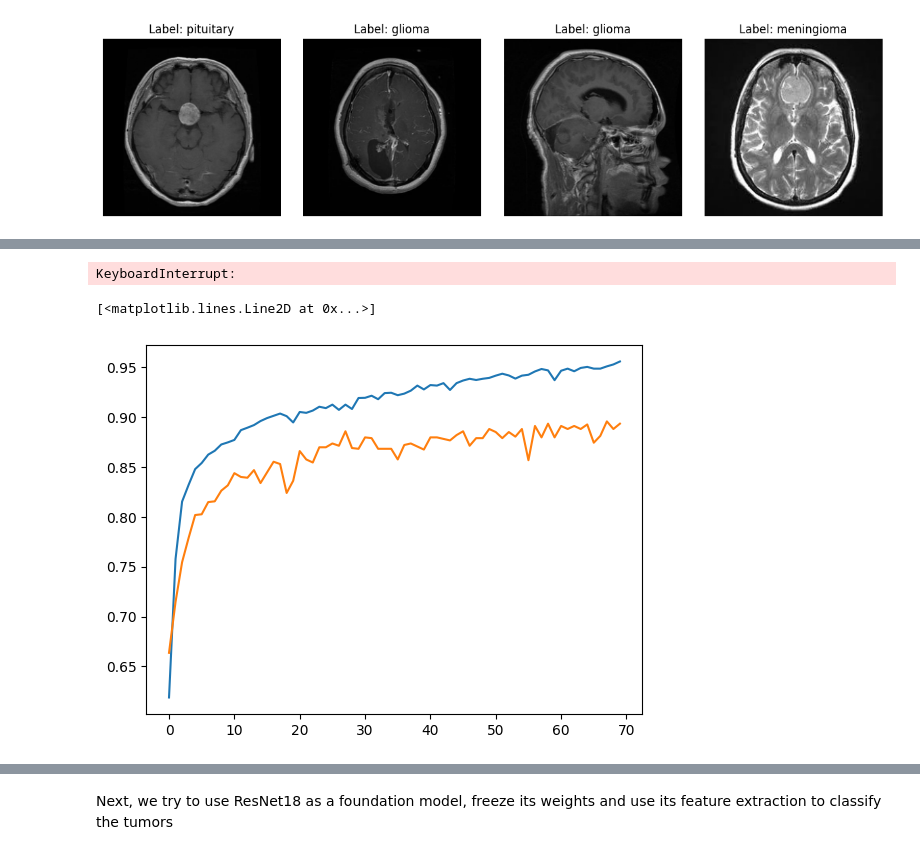
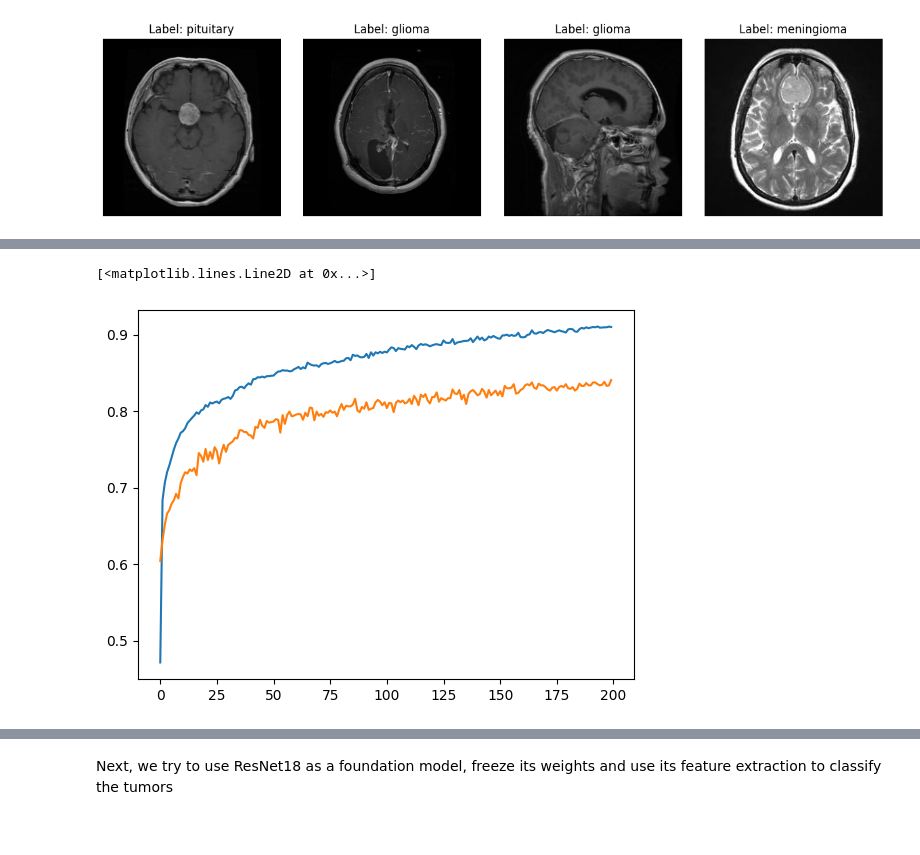
Before and after one commit to Sgouwens/deeplearning, a Jupyter notebook: Brain Cancer classification.ipynb, the cells around one changed output, grey strips where cells are left out. Drawn from its saved outputs; the diff is of its cells as text; code cells hidden in the pictures.

```diff
--- a/Brain Cancer classification.ipynb
+++ b/Brain Cancer classification.ipynb
@@ -1,6 +1,9 @@
 # %%
 import kagglehub
 path = kagglehub.dataset_download("masoudnickparvar/brain-tumor-mri-dataset")
+
+path_training = path + "\\Training"
+path_testing = path + "\\Testing"
 # %% [output]
 Warning: Looks like you're using an outdated `kagglehub` version, please consider updating (latest version: 0.3.12)
 # %% [markdown]
@@ -120,8 +128,8 @@ train_transform = transforms.Compose([
     transforms.Normalize(mean=[0.485, 0.456, 0.406], std=[0.229, 0.224, 0.225])
 ])
 
-train = BrainTumorDataset(root_dir='data/brain-tumor-mri-dataset/training', transform=train_transform)
-test = BrainTumorDataset(root_dir='data/brain-tumor-mri-dataset/testing', transform=train_transform)
+train = BrainTumorDataset(root_dir=path_training, transform=train_transform)
+test = BrainTumorDataset(root_dir=path_testing, transform=train_transform)
 
 train_loader = DataLoader(dataset=train, batch_size=16, shuffle=True)
 test_loader = DataLoader(dataset=test, batch_size=16, shuffle=True)
@@ -141,14 +142,14 @@ class BrainTumorClassifier(nn.Module):
     def __init__(self):
         super().__init__()
         self.model = nn.Sequential(
-            nn.Conv2d(3, 16, kernel_size=5, stride=2),    # 512 -> 254
-            nn.ReLU(),
-            nn.Conv2d(16, 16, kernel_size=5, stride=5),   # 254 -> 50
-            nn.ReLU(),
-            nn.Conv2d(16, 16, kernel_size=5, stride=5),   # 50 -> 10
-            nn.ReLU(),
-            nn.Conv2d(16, 16, kernel_size=5, stride=2),   # 10 -> 3
-            nn.ReLU(),
+            nn.Conv2d(3, 8, kernel_size=4, stride=2),    # 512 -> 254
+            nn.LeakyReLU(),
+            nn.Conv2d(8, 16, kernel_size=4, stride=5),   # 254 -> 50
+            nn.LeakyReLU(),
+            nn.Conv2d(16, 16, kernel_size=4, stride=5),   # 50 -> 10
+            nn.LeakyReLU(),
+            nn.Conv2d(16, 16, kernel_size=4, stride=2),   # 10 -> 3
+            nn.LeakyReLU(),
             nn.Flatten(),
             nn.Linear(16, 4),
             nn.Sigmoid()
@@ -160,7 +161,8 @@ class BrainTumorClassifier(nn.Module):
     def forward(self, x):
         return self.model(x)
 
-test_model = BrainTumorClassifier().to(device)
+model = BrainTumorClassifier().to(device)
 test_tensor = torch.randn(1, 3, 256, 256).to(device)
-test_model.forward(test_tensor).shape
+model.forward(test_tensor).shape
+summary(model, input_size=(3, 256, 256), device='cpu')
 # %% [output]
@@ -169,7 +187,7 @@ torch.Size([1, 4])
 device = torch.device("cuda" if torch.cuda.is_available() else "cpu")
 model = BrainTumorClassifier().to(device)
 criterion = nn.CrossEntropyLoss()
-optimizer = optim.Adam(model.parameters(), lr=3e-4)
+optimizer = optim.Adam(model.parameters(), lr=1e-4)
 num_epochs = 200
 
 # model.load_state_dict(torch.load("simple brain cancer convolutional model2.pth"))
@@ -194,39 +212,37 @@ for epoch in pbar:
         optimizer.step()
 
         running_loss += loss.item()
         _, predicted = torch.max(outputs, 1)
         correct_predictions += (predicted == labels).sum().item()
         total_predictions += labels.size(0)
 
     epoch_loss = running_loss / len(train_loader)
     epoch_accuracy = correct_predictions / total_predictions
 
     # Adding the test accuracy (at the cost of computational speed)
     model.eval()
     with torch.no_grad():
         for inputs, labels in test_loader:
             inputs, labels = inputs.to(device), labels.to(device)
             outputs = model(inputs)
             correct += (torch.argmax(outputs, 1) == labels).sum().item()
         test_accuracy = correct / len(test_loader.dataset)
 
     model.training_accuracy.append(epoch_accuracy)
     model.testing_accuracy.append(test_accuracy)
 
     elapsed_minutes = (time.time() - starting_time) / 60
     log_message = (f"Loss: {epoch_loss:.4f}, "
         f"Train Acc: {epoch_accuracy:.4f}, "
         f"Test Acc: {test_accuracy:.4f}, "
         f"Time: {elapsed_minutes:.1f}m")
     pbar.set_postfix_str(log_message)
 
-torch.save(model.state_dict(), "simple_brain_cancer_convolutional_model2.pth")
+torch.save(model.state_dict(), "simple_brain_cancer_convolutional_model.pth")
+
+plt.plot(range(num_epochs), model.training_accuracy, label='Training Accuracy')
+plt.plot(range(num_epochs), model.testing_accuracy, label='Testing Accuracy')
 # %% [output]
-KeyboardInterrupt:
+[<matplotlib.lines.Line2D at 0x...>]
+[figure, added]
-# %%
-plt.plot(range(70), model.training_accuracy, label='Training Accuracy')
-plt.plot(range(70), model.testing_accuracy, label='Testing Accuracy')
-# %% [output]
-[<matplotlib.lines.Line2D at 0x...>]
-[figure, removed]
 # %%
```
Also changed, not shown: parts of 10 cells of this notebook.
